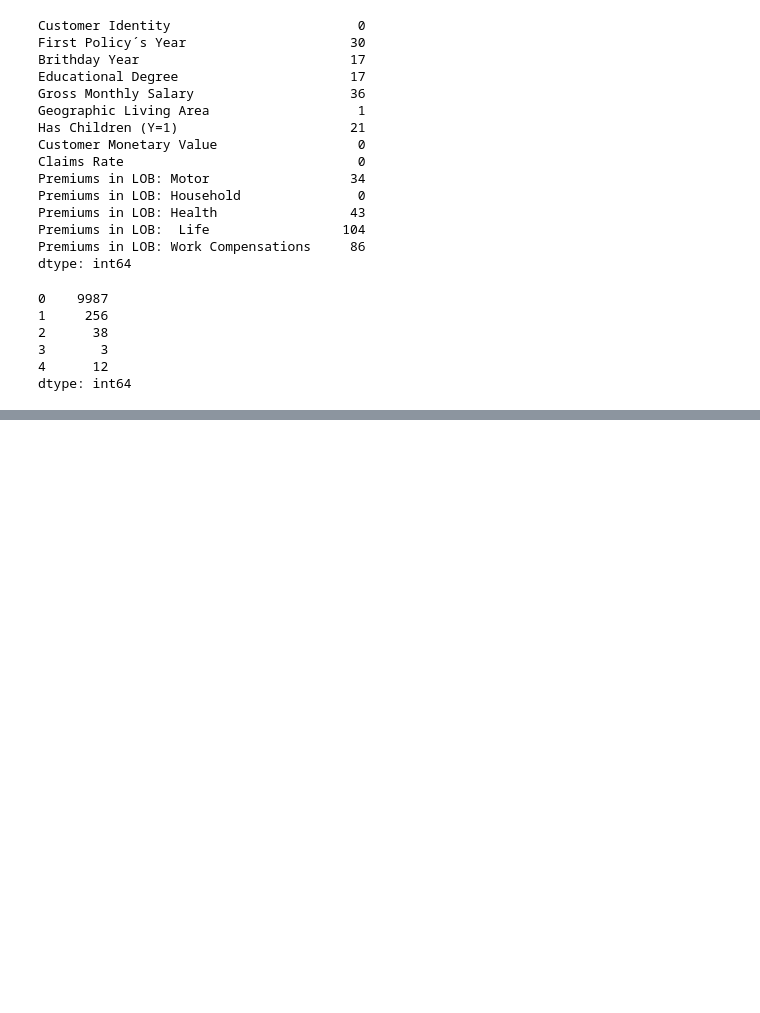
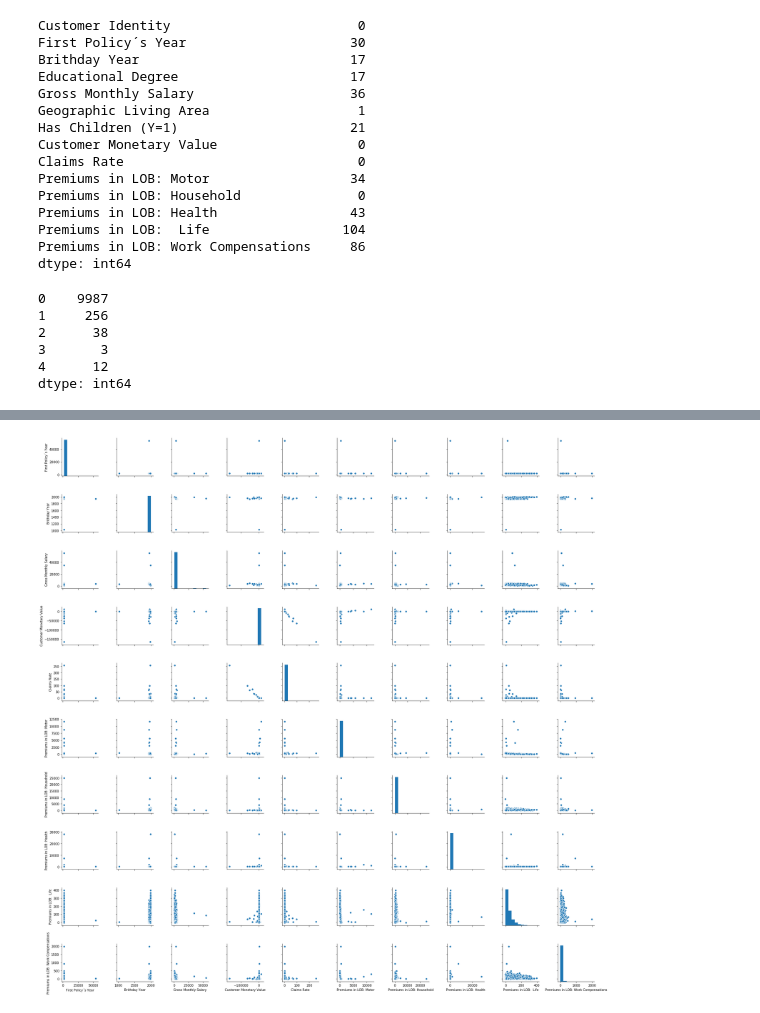
Before and after one commit to NovaIMSStudents/DataMiningFinalProject, a Jupyter notebook: DataAnalysisDM.ipynb, the cells around one changed output, grey strips where cells are left out. Cells and saved outputs as stored; diff of their text form; code cells hidden in the pictures; blank space fills up the shorter version.

```diff
--- a/DataAnalysisDM.ipynb
+++ b/DataAnalysisDM.ipynb
@@ -134,0 +176,9 @@ dtype: int64
+# %%
+#Define metric and non-metric datasets
+metric= df.loc[:,(df.columns=="Customer Identity") | (np.array(df.dtypes=="float64"))]
+non_metric= df.loc[:,(df.columns=="Customer Identity") | (np.array(df.dtypes=="object"))]
+# %%
+sns.pairplot(metric.drop("Customer Identity",1))
+plt.show()
+# %% [output]
+[figure, added]
```
Also changed, not shown: parts of 20 cells of this notebook, 1 other file.
